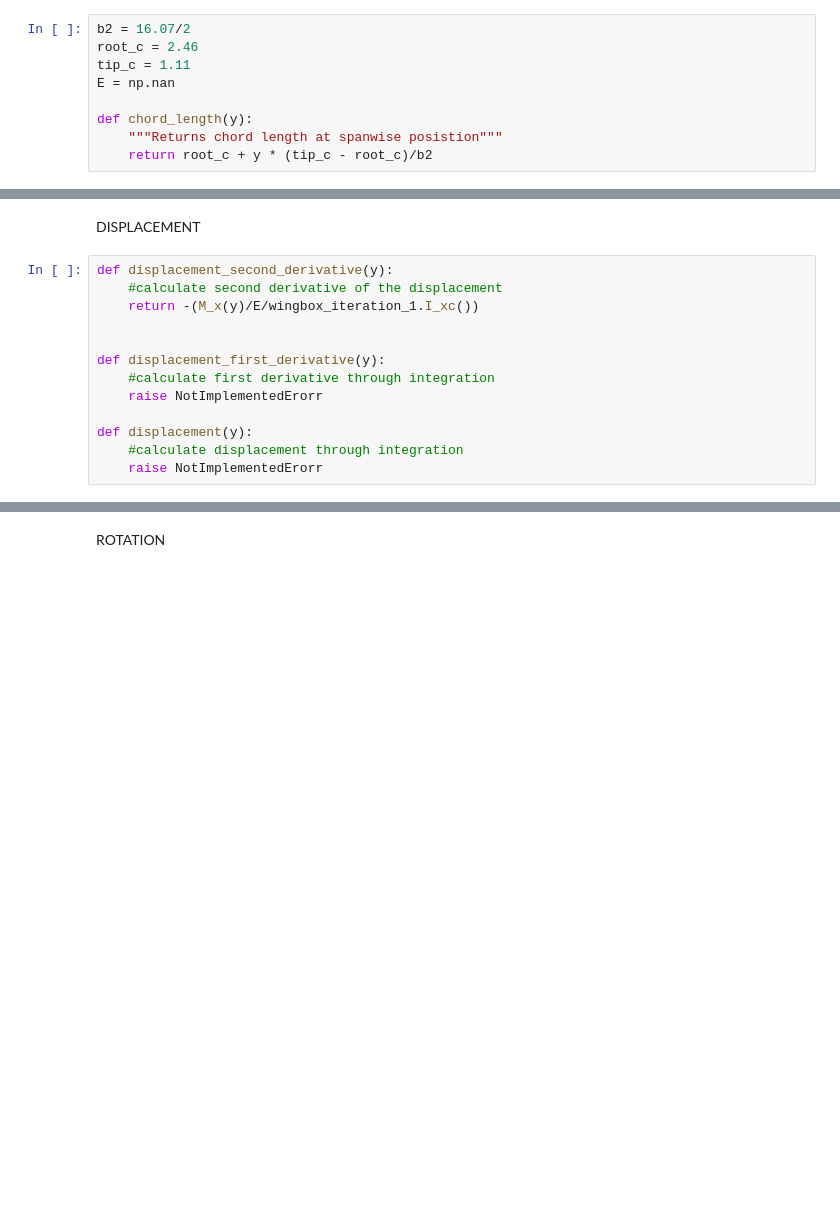
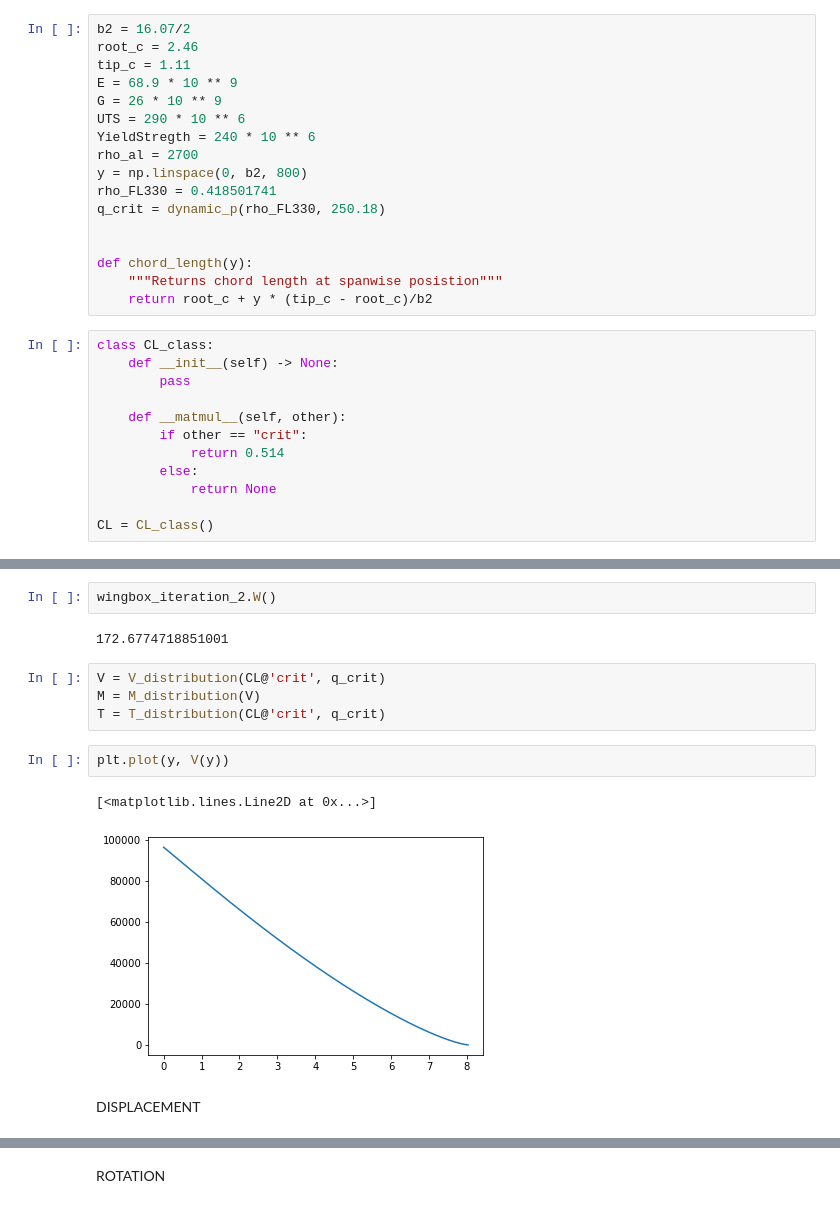
Before and after one commit to LucaDissel/Workpackage4-5, a Jupyter notebook: Main.ipynb, the cells around one changed output, grey strips where cells are left out. Drawn from its saved outputs; the diff is of its cells as text; blank space fills up the shorter version.

```diff
--- a/Main.ipynb
+++ b/Main.ipynb
@@ -8,8 +13,28 @@ from Lift_diagrams import chord_length, V, M, T
 b2 = 16.07/2
 root_c = 2.46
 tip_c = 1.11
-E = np.nan
+E = 68.9 * 10 ** 9
+G = 26 * 10 ** 9
+UTS = 290 * 10 ** 6
+YieldStregth = 240 * 10 ** 6
+rho_al = 2700
+y = np.linspace(0, b2, 800)
+rho_FL330 = 0.418501741
+q_crit = dynamic_p(rho_FL330, 250.18)
+
 
 def chord_length(y):
     """Returns chord length at spanwise posistion"""
     return root_c + y * (tip_c - root_c)/b2
+# %%
+class CL_class:
+    def __init__(self) -> None:
+        pass
+
+    def __matmul__(self, other):
+        if other == "crit":
+            return 0.514
+        else:
+            return None
+
+CL = CL_class()
@@ -129,15 +205,15 @@ AttributeError: 'WingBox' object has no attribute 'displacement'
+# %%
+wingbox_iteration_2.W()
+# %% [output]
+172.6774718851001
+# %%
+V = V_distribution(CL@'crit', q_crit)
+M = M_distribution(V)
+T = T_distribution(CL@'crit', q_crit)
+# %%
+plt.plot(y, V(y))
+# %% [output]
+[<matplotlib.lines.Line2D at 0x...>]
+[figure, added]
 # %% [markdown]
 DISPLACEMENT
-# %%
-def displacement_second_derivative(y):
-    #calculate second derivative of the displacement
-    return -(M_x(y)/E/wingbox_iteration_1.I_xc())
-
-
-def displacement_first_derivative(y):
-    #calculate first derivative through integration
-    raise NotImplementedErorr
-
-def displacement(y):
-    #calculate displacement through integration
-    raise NotImplementedErorr
```
Also changed, not shown: parts of 22 cells of this notebook, 1 other file.
